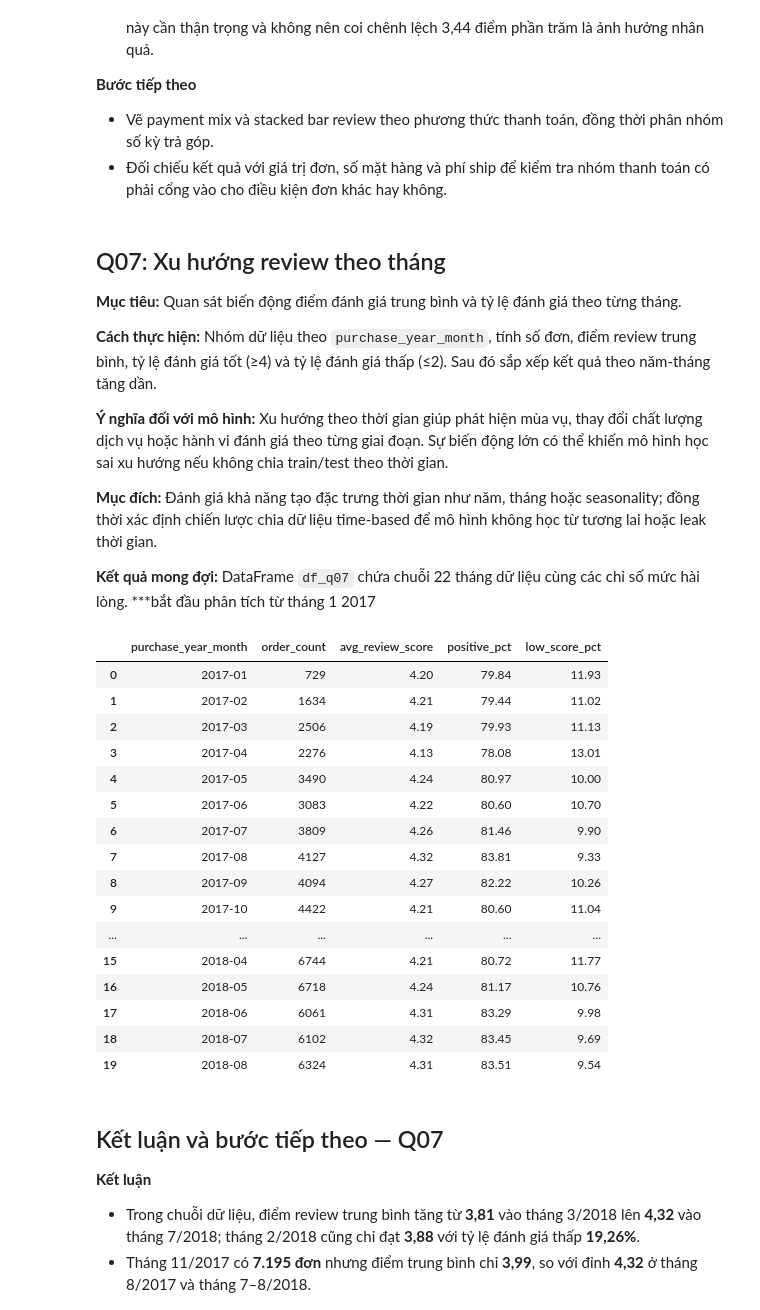
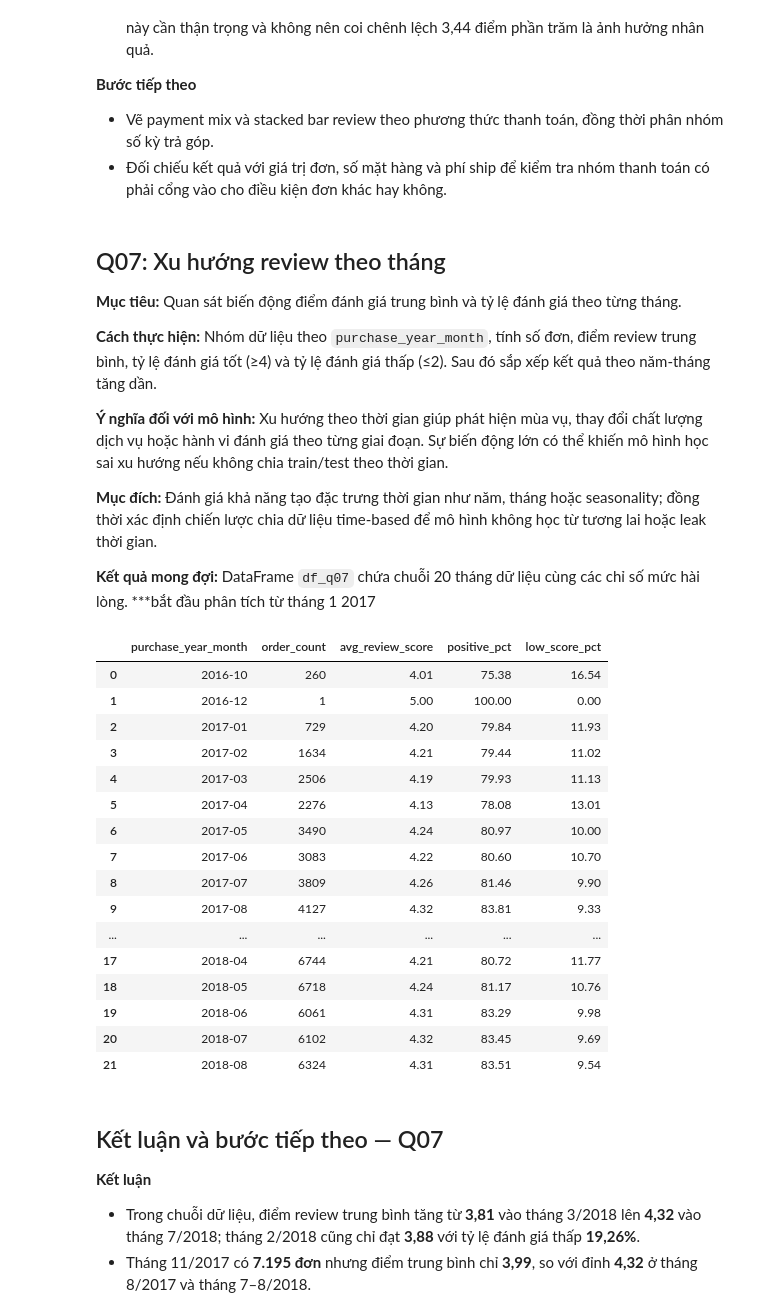
Before and after one commit to TrungTayNA/ADY291c-AI2107-Group-1, a Jupyter notebook: Notebooks Project/3_Data Analysis with SQL/03_analysis_SQL.ipynb, the cells around one changed output. Drawn from its saved outputs; the diff is of its cells as text; code cells hidden in the pictures.

Commit message:
Fix execution counts and update expected results in SQL analysis notebook; adjust SQL query to remove date filter for broader data analysis.

```diff
--- a/Notebooks Project/3_Data Analysis with SQL/03_analysis_SQL.ipynb
+++ b/Notebooks Project/3_Data Analysis with SQL/03_analysis_SQL.ipynb
@@ -446,41 +446,41 @@ df_q06
 
 **Mục đích:** Đánh giá khả năng tạo đặc trưng thời gian như năm, tháng hoặc seasonality; đồng thời xác định chiến lược chia dữ liệu time-based để mô hình không học từ tương lai hoặc leak thời gian.
 
-**Kết quả mong đợi:** DataFrame `df_q07` chứa chuỗi 22 tháng dữ liệu cùng các chỉ số mức hài lòng.
+**Kết quả mong đợi:** DataFrame `df_q07` chứa chuỗi 20 tháng dữ liệu cùng các chỉ số mức hài lòng.
 ***bắt đầu phân tích từ tháng 1 2017
 # %%
 q07 = """
 SELECT purchase_year_month,
        COUNT(*) AS order_count,
        ROUND(AVG(review_score), 2) AS avg_review_score,
        ROUND(100.0 * AVG(CASE WHEN review_score >= 4 THEN 1 ELSE 0 END), 2) AS positive_pct,
        ROUND(100.0 * AVG(CASE WHEN review_score <= 2 THEN 1 ELSE 0 END), 2) AS low_score_pct
 FROM v_review_order_features
-WHERE purchase_year_month >= '2017-01'
+
 GROUP BY purchase_year_month
 ORDER BY purchase_year_month;
 """
 
 df_q07 = pd.read_sql_query(q07, conn)
 df_q07
 # %% [output]
 |  | purchase_year_month | order_count | avg_review_score | positive_pct | low_score_pct |
-| 0 | 2017-01 | 729 | 4.20 | 79.84 | 11.93 |
-| 1 | 2017-02 | 1634 | 4.21 | 79.44 | 11.02 |
-| 2 | 2017-03 | 2506 | 4.19 | 79.93 | 11.13 |
-| 3 | 2017-04 | 2276 | 4.13 | 78.08 | 13.01 |
-| 4 | 2017-05 | 3490 | 4.24 | 80.97 | 10.00 |
-| 5 | 2017-06 | 3083 | 4.22 | 80.60 | 10.70 |
-| 6 | 2017-07 | 3809 | 4.26 | 81.46 | 9.90 |
-| 7 | 2017-08 | 4127 | 4.32 | 83.81 | 9.33 |
-| 8 | 2017-09 | 4094 | 4.27 | 82.22 | 10.26 |
-| 9 | 2017-10 | 4422 | 4.21 | 80.60 | 11.04 |
+| 0 | 2016-10 | 260 | 4.01 | 75.38 | 16.54 |
+| 1 | 2016-12 | 1 | 5.00 | 100.00 | 0.00 |
+| 2 | 2017-01 | 729 | 4.20 | 79.84 | 11.93 |
+| 3 | 2017-02 | 1634 | 4.21 | 79.44 | 11.02 |
+| 4 | 2017-03 | 2506 | 4.19 | 79.93 | 11.13 |
+| 5 | 2017-04 | 2276 | 4.13 | 78.08 | 13.01 |
+| 6 | 2017-05 | 3490 | 4.24 | 80.97 | 10.00 |
+| 7 | 2017-06 | 3083 | 4.22 | 80.60 | 10.70 |
+| 8 | 2017-07 | 3809 | 4.26 | 81.46 | 9.90 |
+| 9 | 2017-08 | 4127 | 4.32 | 83.81 | 9.33 |
 | ... | ... | ... | ... | ... | ... |
-| 15 | 2018-04 | 6744 | 4.21 | 80.72 | 11.77 |
-| 16 | 2018-05 | 6718 | 4.24 | 81.17 | 10.76 |
-| 17 | 2018-06 | 6061 | 4.31 | 83.29 | 9.98 |
-| 18 | 2018-07 | 6102 | 4.32 | 83.45 | 9.69 |
-| 19 | 2018-08 | 6324 | 4.31 | 83.51 | 9.54 |
+| 17 | 2018-04 | 6744 | 4.21 | 80.72 | 11.77 |
+| 18 | 2018-05 | 6718 | 4.24 | 81.17 | 10.76 |
+| 19 | 2018-06 | 6061 | 4.31 | 83.29 | 9.98 |
+| 20 | 2018-07 | 6102 | 4.32 | 83.45 | 9.69 |
+| 21 | 2018-08 | 6324 | 4.31 | 83.51 | 9.54 |
 # %% [markdown]
 ## Kết luận và bước tiếp theo — Q07
 
```
Also changed, not shown: 1 other file.
